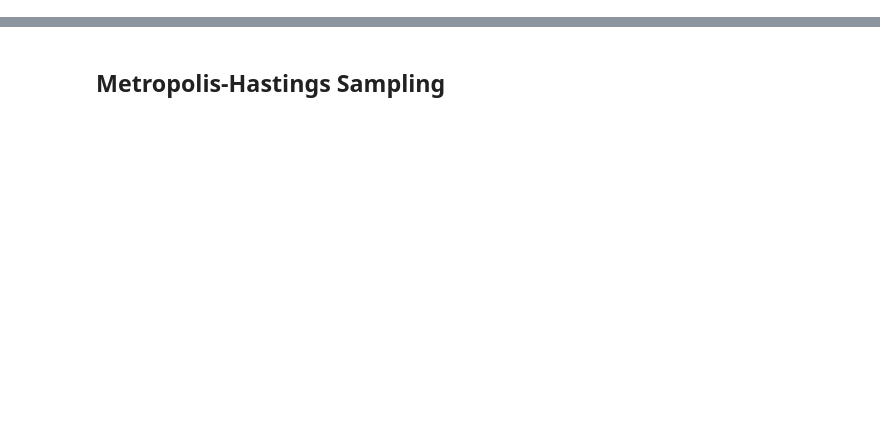
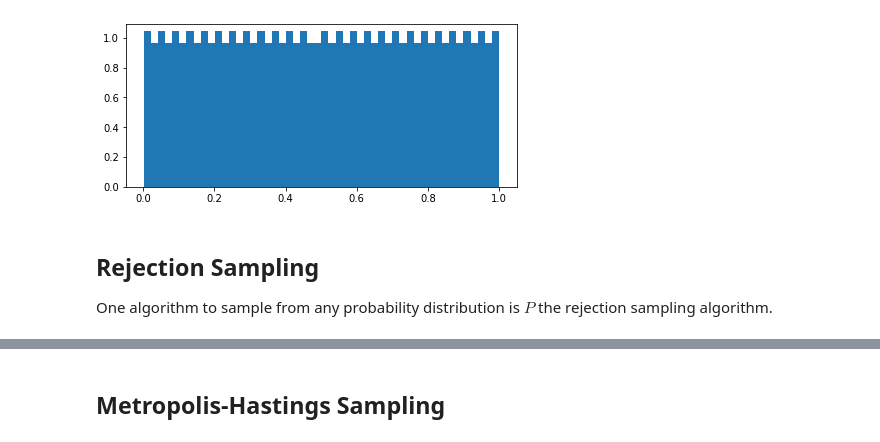
Before and after one commit to KaiserP/EmbracingUncertainty, a Jupyter notebook: random_number_generation.ipynb, the cells around one changed output, grey strips where cells are left out. Drawn from its saved outputs; the diff is of its cells as text; code cells hidden in the pictures; blank space fills up the shorter version.

```diff
--- a/random_number_generation.ipynb
+++ b/random_number_generation.ipynb
@@ -27,3 +34,30 @@ import scipy.stats as stats
+# %%
+class RandUniform(object):
+    def __init__(self, a: int, b: int, m: int, first: int):
+        self.a = a
+        self.b = b
+        self.m = m
+        self.last = first
+
+    def next(self) -> int:
+        next = (self.a * self.last + self.b) % self.m
+        self.last = next
+        return next
+
+    def sample(self, n: int) -> np.ndarray:
+        return np.full(shape=(n,), fill_value=[self.next() for _ in range(n)])
+
+rand_sample = RandUniform(a=106, b=523, m=10000, first=82).sample(n=1000000)
+
+plt.figure(figsize=(7,3))
+plt.hist(rand_sample * (1 / 10000), density=True, bins=50)
+plt.show()
+# %% [output]
+[figure, added]
+# %% [markdown]
+## Rejection Sampling
+
+One algorithm to sample from any probability distribution is $P$ the rejection sampling algorithm.
 # %%
 f = stats.norm(0, 1)
 g = stats.t(df=2)
```
Also changed, not shown: parts of 3 cells of this notebook.
